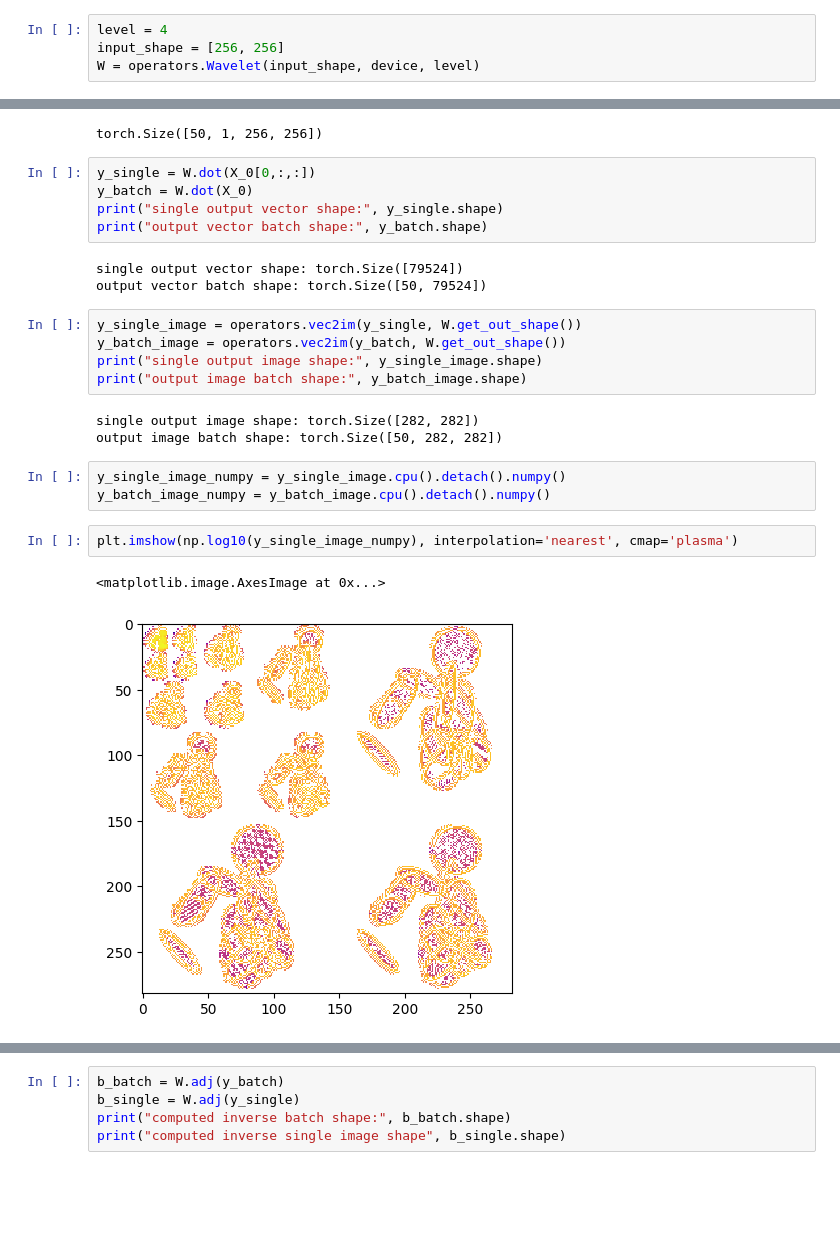
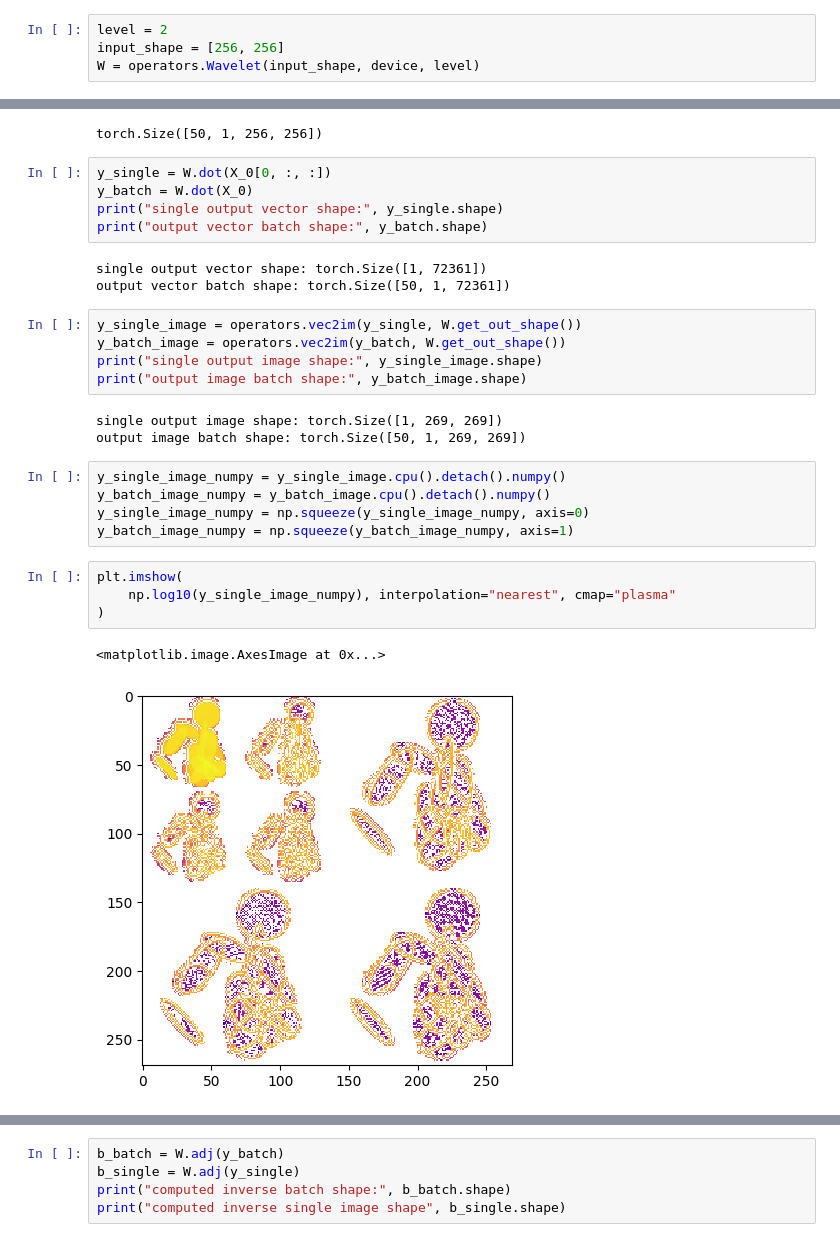
Before and after one commit to smichelena/robust-nets-wavelet-rec, a Jupyter notebook: ellipses/test_wavelet_methods.ipynb, the cells around one changed output, grey strips where cells are left out. Drawn from its saved outputs; the diff is of its cells as text; blank space fills up the shorter version.

```diff
--- a/ellipses/test_wavelet_methods.ipynb
+++ b/ellipses/test_wavelet_methods.ipynb
@@ -29,7 +29,7 @@ plt.imshow(X_0[0,:,:].squeeze(0), cmap='plasma')
 # %% [markdown]
 ### Initialize wavelet operator
 # %%
-level = 4
+level = 2
 input_shape = [256, 256]
 W = operators.Wavelet(input_shape, device, level)
 # %%
@@ -47,27 +47,31 @@ X_0.shape
 # %% [output]
 torch.Size([50, 1, 256, 256])
 # %%
-y_single = W.dot(X_0[0,:,:])
+y_single = W.dot(X_0[0, :, :])
 y_batch = W.dot(X_0)
 print("single output vector shape:", y_single.shape)
 print("output vector batch shape:", y_batch.shape)
 # %% [output]
-single output vector shape: torch.Size([79524])
-output vector batch shape: torch.Size([50, 79524])
+single output vector shape: torch.Size([1, 72361])
+output vector batch shape: torch.Size([50, 1, 72361])
 # %%
 y_single_image = operators.vec2im(y_single, W.get_out_shape())
 y_batch_image = operators.vec2im(y_batch, W.get_out_shape())
 print("single output image shape:", y_single_image.shape)
 print("output image batch shape:", y_batch_image.shape)
 # %% [output]
-single output image shape: torch.Size([282, 282])
-output image batch shape: torch.Size([50, 282, 282])
+single output image shape: torch.Size([1, 269, 269])
+output image batch shape: torch.Size([50, 1, 269, 269])
 # %%
 y_single_image_numpy = y_single_image.cpu().detach().numpy()
 y_batch_image_numpy = y_batch_image.cpu().detach().numpy()
+y_single_image_numpy = np.squeeze(y_single_image_numpy, axis=0)
+y_batch_image_numpy = np.squeeze(y_batch_image_numpy, axis=1)
 # %%
-plt.imshow(np.log10(y_single_image_numpy), interpolation='nearest', cmap='plasma')
+plt.imshow(
+    np.log10(y_single_image_numpy), interpolation="nearest", cmap="plasma"
+)
 # %% [output]
 <matplotlib.image.AxesImage at 0x...>
-[figure, old version]
+[figure, new version]
 # %%
```
Also changed, not shown: parts of 17 cells of this notebook, 2 other files.
